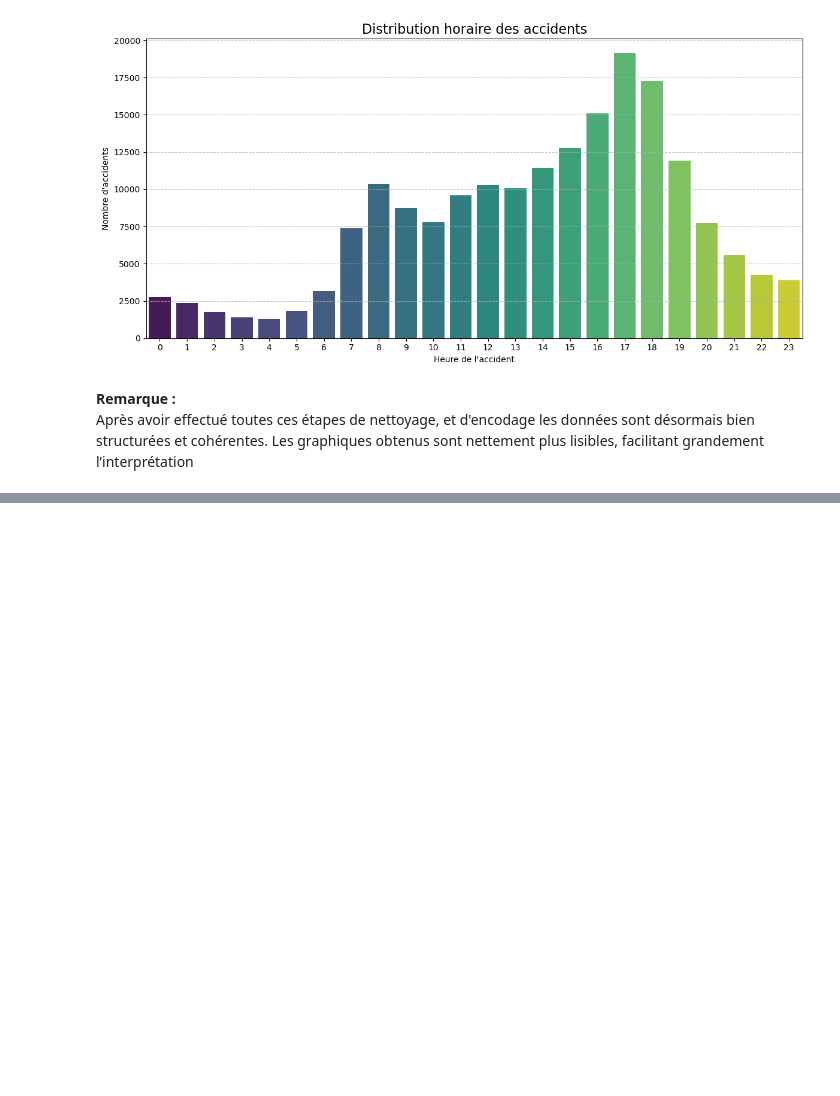
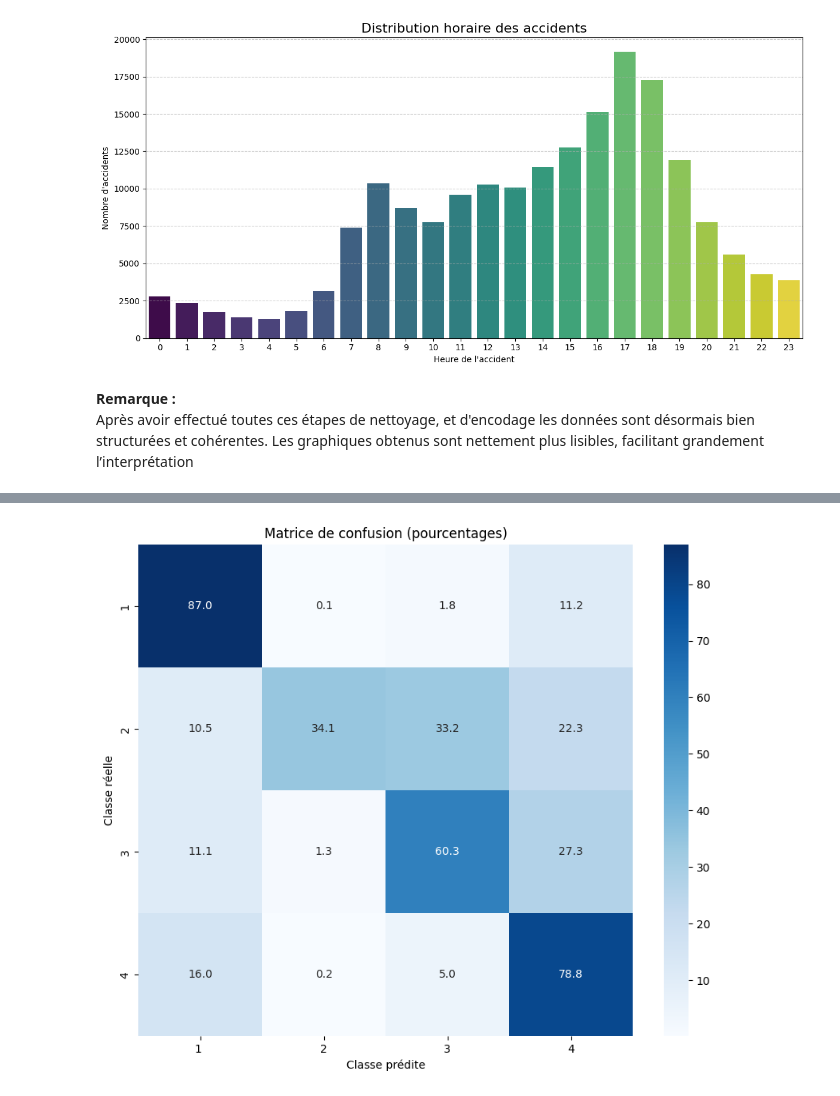
Before and after one commit to Thibo0/projet_ml_m1, a Jupyter notebook: projet.ipynb, the cells around one changed output, grey strips where cells are left out. Saved outputs shown, nothing was run; the diff lists cells and outputs as text; code cells hidden in the pictures; blank space fills up the shorter version.

Commit message:
premier model de classification avec XGboost, bonne précision mauvais recall

```diff
--- a/projet.ipynb
+++ b/projet.ipynb
@@ -724,0 +748,7 @@ Après avoir effectué toutes ces étapes de nettoyage, et d'encodage les donné
+# %%
+
+X = dataset_encoded.drop('grav', axis=1)
+y = dataset_encoded['grav'] - 1
+
+
+X_train, X_test, y_train, y_test = train_test_split(X, y, test_size=0.2, random_state=42, stratify=y)
@@ -724,0 +802,23 @@ Après avoir effectué toutes ces étapes de nettoyage, et d'encodage les donné
+# %%
+
+pred_probs = model.predict(dtest)
+pred_probs = pred_probs.reshape(y_test.shape[0], 4)
+
+pred_classes = np.argmax(pred_probs, axis=1)
+
+pred_classes = pred_classes + 1
+y_test_original = y_test + 1
+
+
+accuracy = accuracy_score(y_test_original, pred_classes)
+report = classification_report(y_test_original, pred_classes)
+
+importance = model.get_score(importance_type='gain')
+importance_df = pd.DataFrame({'feature': list(importance.keys()), 'importance': list(importance.values())})
+importance_df = importance_df.sort_values('importance', ascending=False)
+
+print(f"Précision du modèle: {accuracy:.4f}")
+print("Rapport de classification:")
+print(report)
+print("\nImportance des caractéristiques (top 10):")
+print(importance_df.head(10))
@@ -724,0 +843,15 @@ Après avoir effectué toutes ces étapes de nettoyage, et d'encodage les donné
+# %%
+cm = confusion_matrix(y_test_original, pred_classes)
+
+cm_percent = cm.astype('float') / cm.sum(axis=1)[:, np.newaxis] * 100
+
+plt.figure(figsize=(10, 8))
+sns.heatmap(cm_percent, annot=True, fmt='.1f', cmap='Blues',
+            xticklabels=['1 ', '2', '3', '4'],
+            yticklabels=['1', '2', '3', '4'])
+plt.xlabel('Classe prédite')
+plt.ylabel('Classe réelle')
+plt.title('Matrice de confusion (pourcentages)')
+plt.show()
+# %% [output]
+[figure, added]
```
Also changed, not shown: parts of 17 cells of this notebook.
